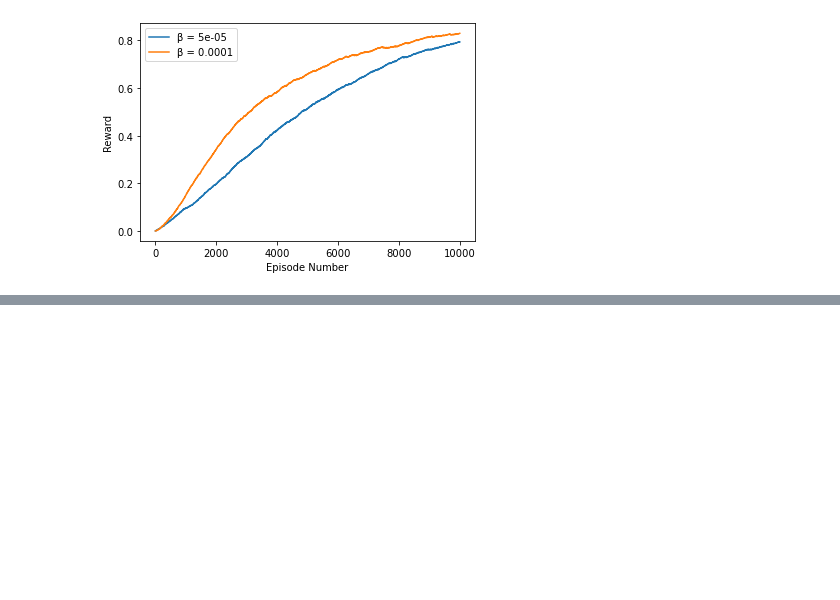
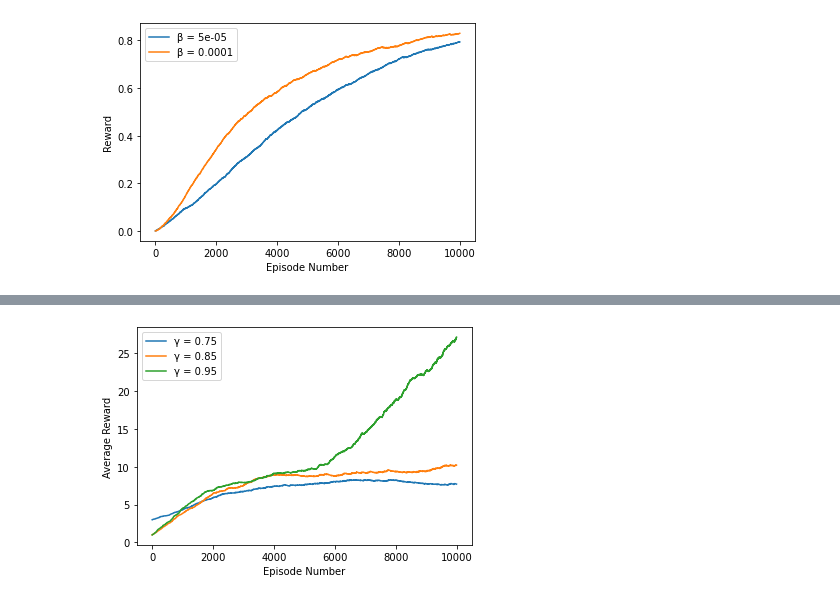
Before and after one commit to thomasdavies2000/Reinforcement-Learning-Chess-Player, a Jupyter notebook: Assignment.ipynb, the cells around one changed output, grey strips where cells are left out. Cells and saved outputs as stored; diff of their text form; code cells hidden in the pictures; blank space fills up the shorter version.

```diff
--- a/Assignment.ipynb
+++ b/Assignment.ipynb
@@ -776,0 +797,7 @@ plt.show()
+# %%
+gammas = [0.75, 0.85, 0.95]
+runs = []
+for gamma_ in gammas:
+    rewards, steps = training_loop(True, 10000, epsilon_0=0.2, beta=0.00005, gamma=gamma_, eta=0.0035)
+    run = [rewards, steps]
+    runs.append(run)
@@ -776,0 +822,20 @@ plt.show()
+# %%
+fig, ax = plt.subplots(1, 1)
+count = 0
+for run in runs:
+    rewards = run[0]
+    steps = run[1]
+    alpha = 0.0005
+    ema_r = np.zeros_like(rewards)  # Initialize an array for EMA values
+    ema_r[0] = rewards[0]  # Set the initial EMA value equal to the first data point
+    for i in range(1, len(rewards)):
+        ema_r[i] = alpha * rewards[i] + (1 - alpha) * ema_r[i - 1]
+    gamma = gammas[count]
+    ax.plot(np.sum(ema_r, 1), label='γ = ' + str(gamma))
+    count += 1
+ax.set_xlabel('Episode Number')
+ax.set_ylabel('Average Reward')
+ax.legend()
+plt.show()
+# %% [output]
+[figure, added]
```
Also changed, not shown: parts of 3 cells of this notebook.
